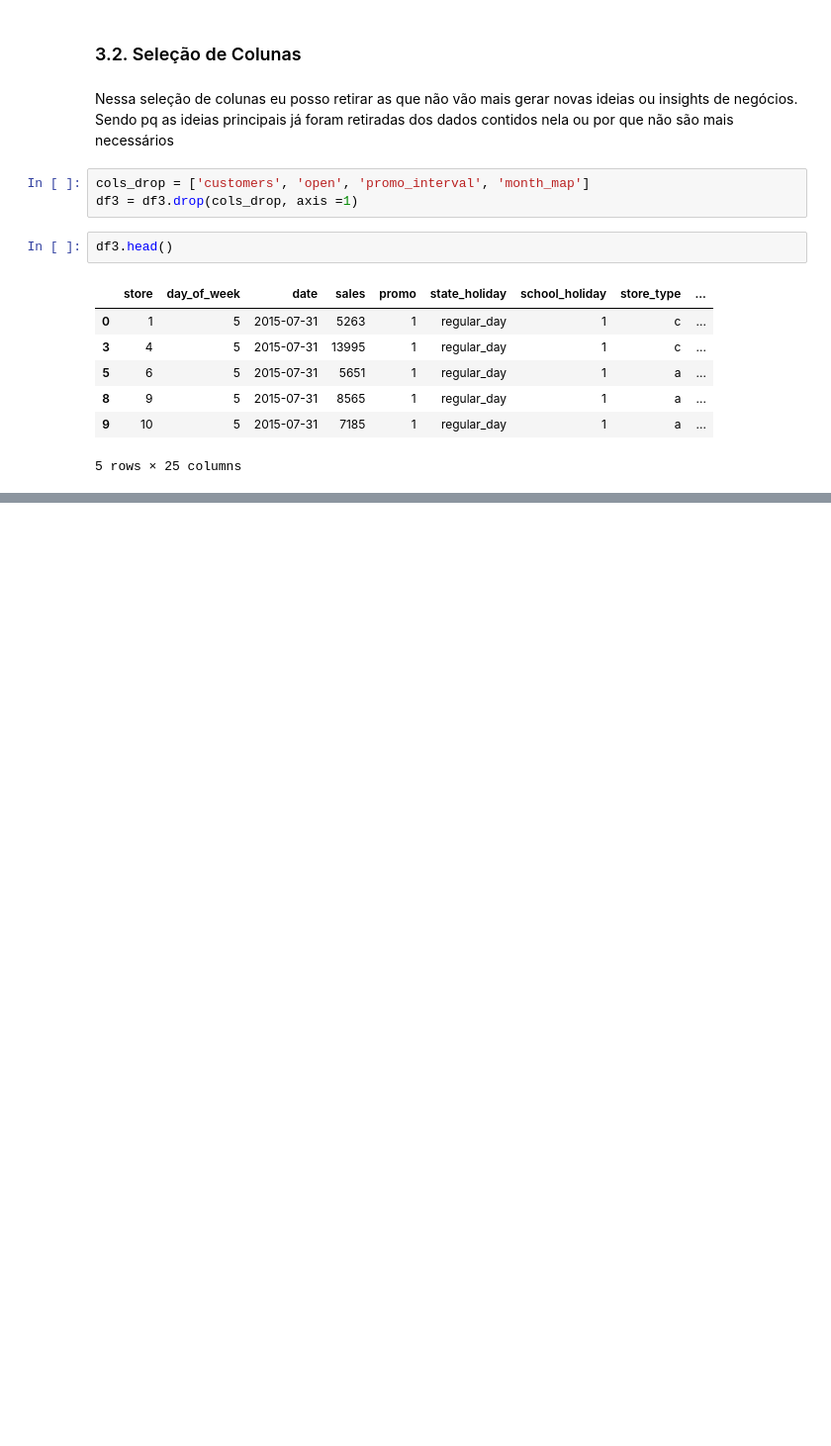
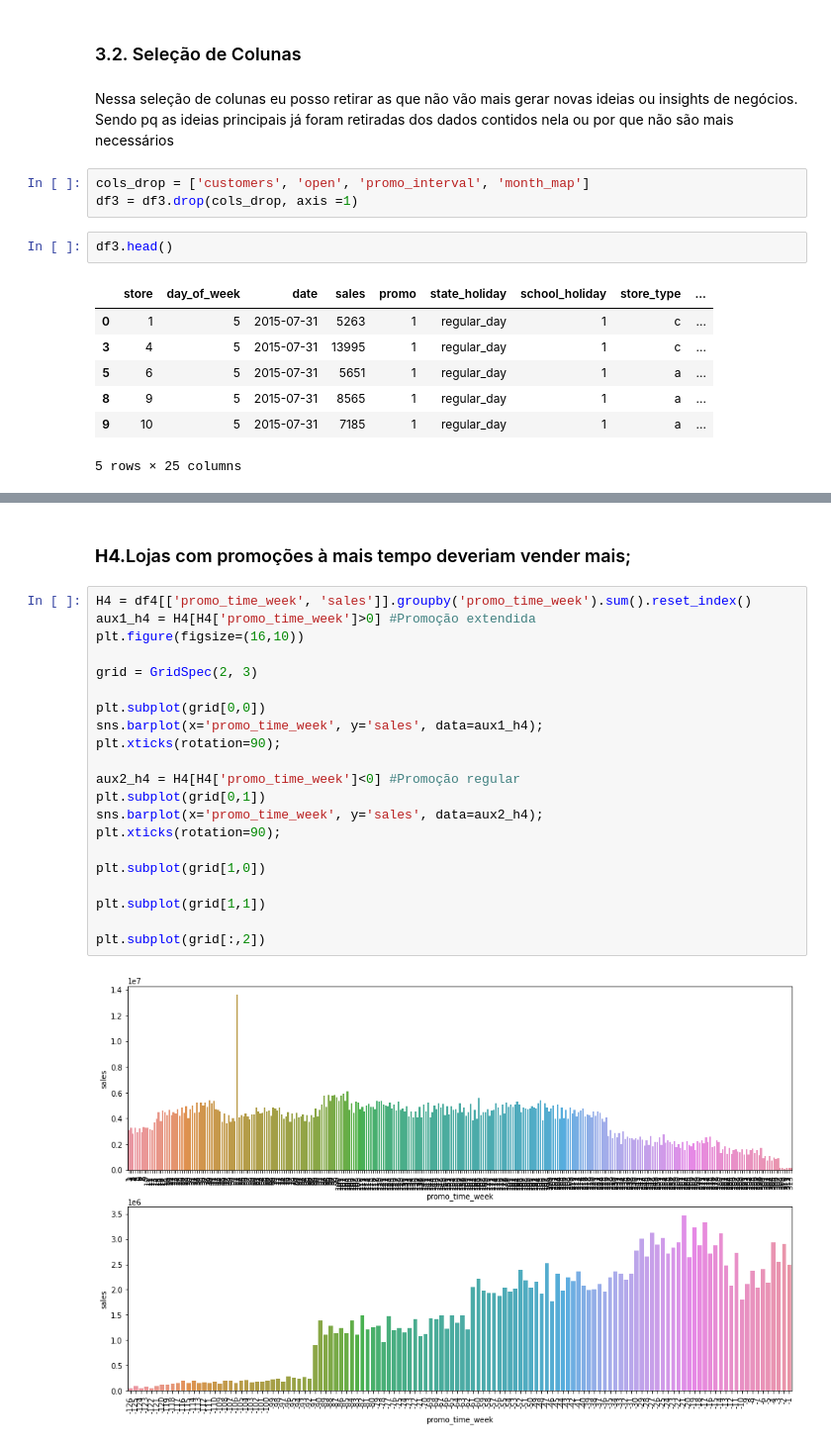
Before and after one commit to vivianebuge/ds-em-producao, a Jupyter notebook: m04_v01_store_sales_prediction.ipynb, the cells around one changed output, grey strips where cells are left out. Shown at 99% size. Saved outputs shown, nothing was run; the diff lists cells and outputs as text; blank space fills up the shorter version.

```diff
--- a/m04_v01_store_sales_prediction.ipynb
+++ b/m04_v01_store_sales_prediction.ipynb
@@ -594,0 +594,25 @@ sns.heatmap(aux1.corr(method='pearson'), annot=True);
+# %% [markdown]
+### <b>H4.</b>Lojas com promoções à mais tempo deveriam vender mais;
+# %%
+H4 = df4[['promo_time_week', 'sales']].groupby('promo_time_week').sum().reset_index()
+aux1_h4 = H4[H4['promo_time_week']>0] #Promoção extendida
+plt.figure(figsize=(16,10))
+
+grid = GridSpec(2, 3)
+
+plt.subplot(grid[0,0])
+sns.barplot(x='promo_time_week', y='sales', data=aux1_h4);
+plt.xticks(rotation=90);
+
+aux2_h4 = H4[H4['promo_time_week']<0] #Promoção regular
+plt.subplot(grid[0,1])
+sns.barplot(x='promo_time_week', y='sales', data=aux2_h4);
+plt.xticks(rotation=90);
+
+plt.subplot(grid[1,0])
+
+plt.subplot(grid[1,1])
+
+plt.subplot(grid[:,2])
+# %% [output]
+[figure, added]
```
Also changed, not shown: parts of 59 cells of this notebook, 7 other files.
